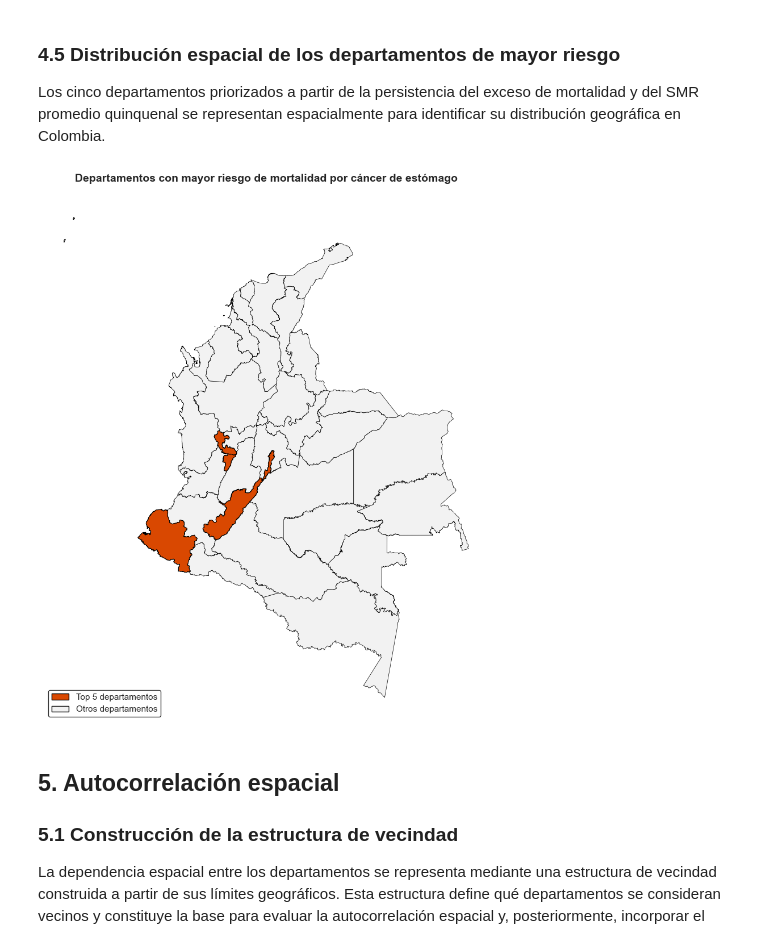
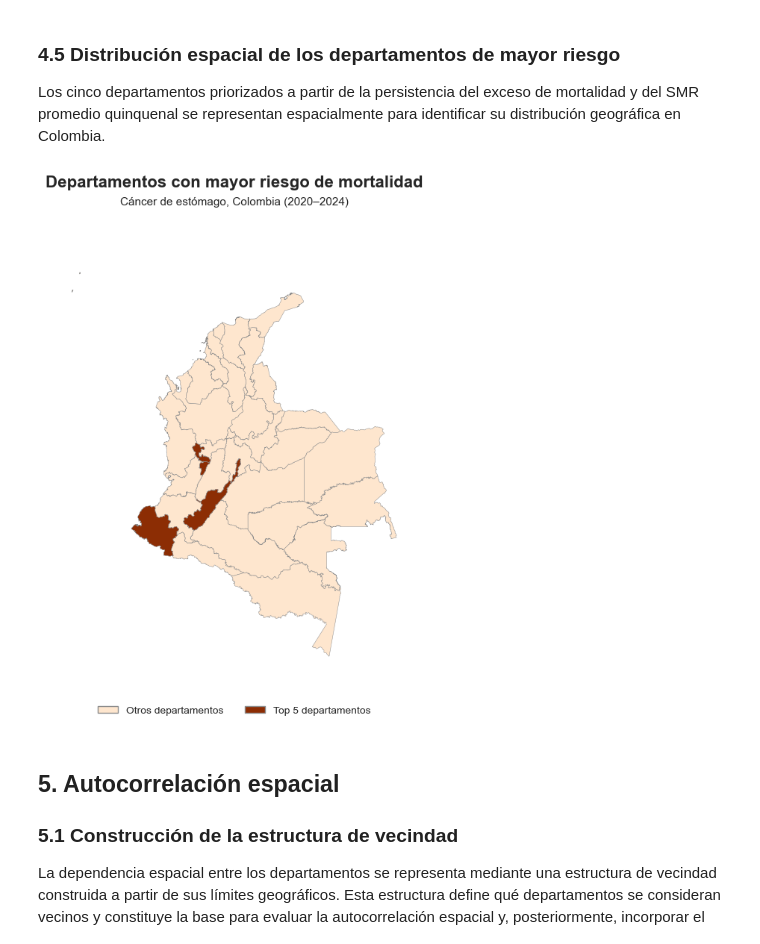
Before and after one commit to miguelpvmr/Priority-cancers-in-Colombia, a Jupyter notebook: notebooks/03 Cáncer_Pulmón.ipynb, the cells around one changed output. Saved outputs shown, nothing was run; the diff lists cells and outputs as text; code cells hidden in the pictures.

```diff
--- a/notebooks/03 Cáncer_Pulmón.ipynb
+++ b/notebooks/03 Cáncer_Pulmón.ipynb
@@ -1670,67 +1670,75 @@ Los cinco departamentos priorizados a partir de la persistencia del exceso de mo
 # %%
 codigos_top_5 = top_5_departamentos["dpto_ccdgo"].tolist()
 
 gdf_top_5 = gdf_departamentos.copy()
 
 gdf_top_5["Departamento_riesgoso"] = np.where(
     gdf_top_5["DPTO_CCDGO"].isin(codigos_top_5),
     "Top 5",
     "Otros departamentos"
 )
 
-fig, ax = plt.subplots(figsize=(9, 10))
+colores_top5 = {
+    "Otros departamentos": "#fee6ce",
+    "Top 5": "#8c2d04"
+}
 
-gdf_top_5[
-    gdf_top_5["Departamento_riesgoso"] == "Otros departamentos"
-].plot(
-    ax=ax,
-    color="#F2F2F2",
-    edgecolor="black",
-    linewidth=0.5
-)
+fig, ax = plt.subplots(figsize=(12, 8))
 
-gdf_top_5[
-    gdf_top_5["Departamento_riesgoso"] == "Top 5"
-].plot(
-    ax=ax,
-    color="#D94801",
-    edgecolor="black",
-    linewidth=0.8
-)
+for categoria in ["Otros departamentos", "Top 5"]:
+    gdf_top_5[
+        gdf_top_5["Departamento_riesgoso"] == categoria
+    ].plot(
+        ax=ax,
+        color=colores_top5[categoria],
+        edgecolor="#8c8c8c",
+        linewidth=0.35
+    )
 
-ax.set_title(
-    "Departamentos con mayor riesgo de mortalidad por cáncer de estómago",
-    fontsize=14,
-    fontweight="bold",
-    pad=15
-)
-
+ax.set_aspect("equal")
 ax.axis("off")
 
 leyenda = [
     Patch(
-        facecolor="#D94801",
-        edgecolor="black",
-        label="Top 5 departamentos"
+        facecolor=colores_top5["Otros departamentos"],
+        edgecolor="#8c8c8c",
+        label="Otros departamentos"
     ),
     Patch(
-        facecolor="#F2F2F2",
-        edgecolor="black",
-        label="Otros departamentos"
+        facecolor=colores_top5["Top 5"],
+        edgecolor="#8c8c8c",
+        label="Top 5 departamentos"
     )
 ]
 
-ax.legend(
+fig.legend(
     handles=leyenda,
-    loc="lower left",
-    frameon=True,
-    edgecolor="black"
+    loc="lower center",
+    bbox_to_anchor=(0.5, 0.04),
+    ncol=2,
+    frameon=False,
+    fontsize=10
 )
 
-plt.tight_layout()
+fig.suptitle(
+    "Departamentos con mayor riesgo de mortalidad",
+    fontsize=16,
+    fontweight="bold",
+    y=0.96
+)
+
+fig.text(
+    0.5,
+    0.91,
+    "Cáncer de estómago, Colombia (2020–2024)",
+    ha="center",
+    fontsize=11
+)
+
+plt.tight_layout(rect=[0, 0.10, 1, 0.90])
 plt.show()
 # %% [output]
-[figure, old version]
+[figure, new version]
 # %% [markdown]
 ## 5. Autocorrelación espacial
 
```
Also changed, not shown: parts of 16 cells of this notebook.
